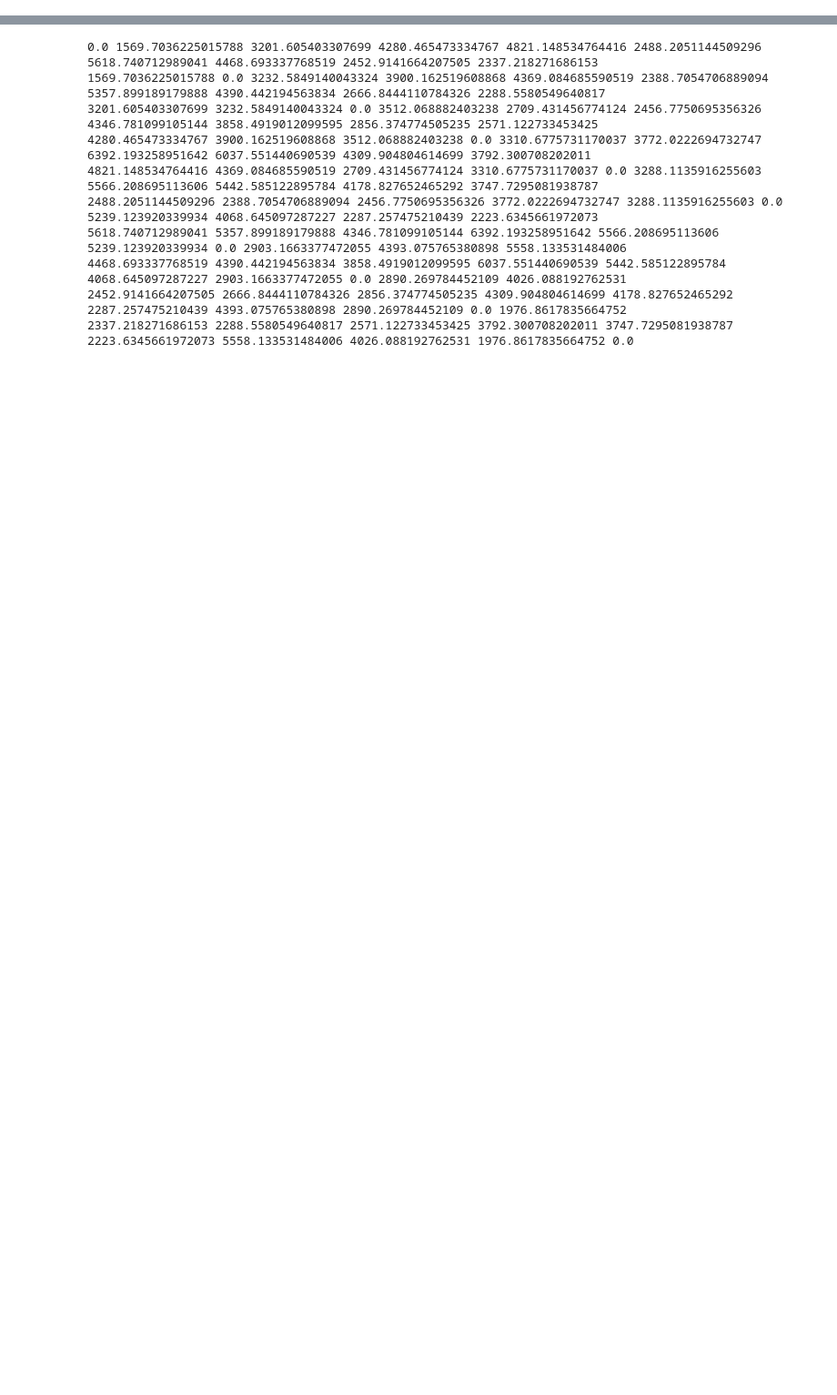
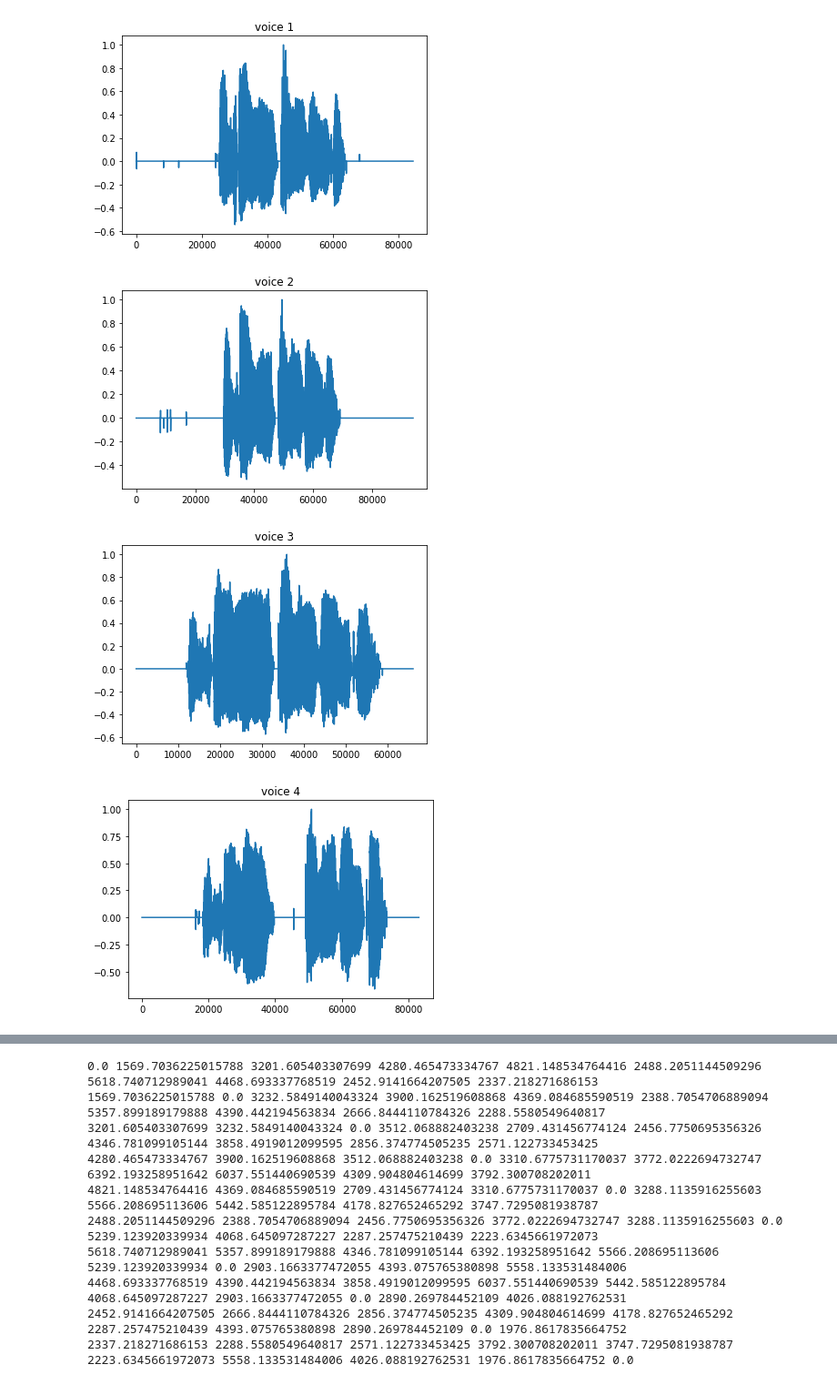
Before and after one commit to hoseindamavandi/Speech-Recognition-DTW, a Jupyter notebook: DTW.ipynb, the cells around one changed output, grey strips where cells are left out. Shown: that part at 91% size. Cells and saved outputs as stored; diff of their text form; code cells hidden in the pictures; blank space fills up the shorter version.

```diff
--- a/DTW.ipynb
+++ b/DTW.ipynb
@@ -99,4 +110,9 @@ for i in range(len_voices):
 # %%
 name_voices = normalize_signal(name_voices)
 # %%
-# plot_signal(name_voices,1)
+plot_signal(name_voices,1)
+# %% [output]
+[figure, added]
+[figure, added]
+[figure, added]
+[figure, added]
```
Also changed, not shown: parts of 5 cells of this notebook.
